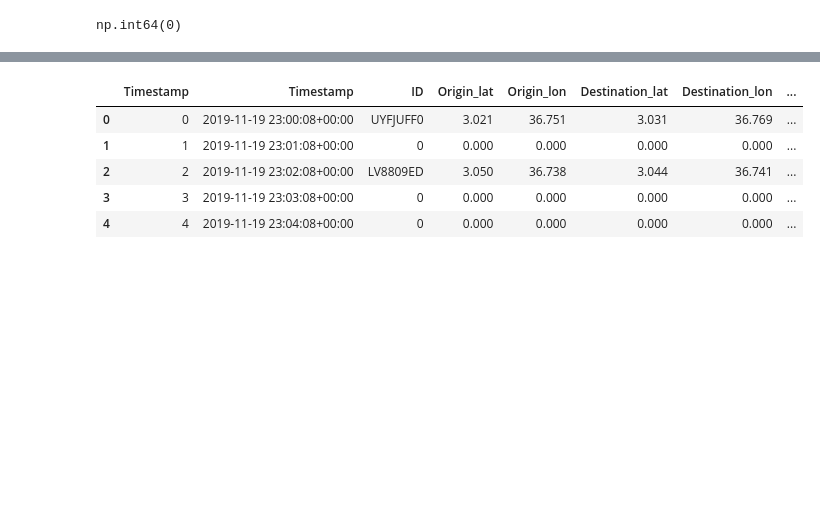
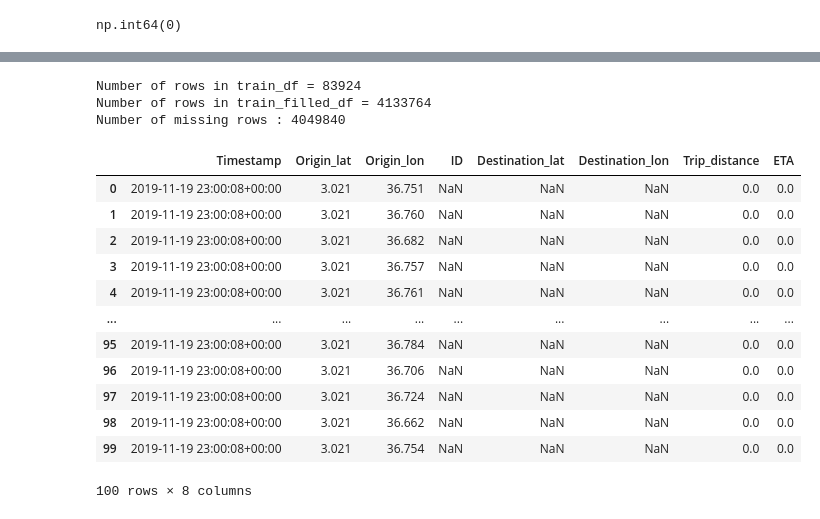
Before and after one commit to damzking/final-pro, a Jupyter notebook: Notebook/ETA-prediction.ipynb, the cells around one changed output, grey strips where cells are left out. Saved outputs shown, nothing was run; the diff lists cells and outputs as text; code cells hidden in the pictures; blank space fills up the shorter version.

```diff
--- a/Notebook/ETA-prediction.ipynb
+++ b/Notebook/ETA-prediction.ipynb
@@ -134,6 +138,8 @@ np.int64(0)
 train_df1 = train_df.copy()
 # %%
 train_df1.set_index('Timestamp', inplace=True)
+# %%
+train_df1.sort_index(ascending=True, inplace=True)
 # %%
 train_df1.head(10)
 # %% [output]
@@ -251,9 +258,47 @@ train_df_filled.shape
+# %%
+print(f'Number of rows in train_df = {train_df1.shape[0]} \nNumber of rows in train_filled_df = {train_df_filled.shape[0]}')
+print(f'Number of missing rows : {train_df_filled.shape[0] - train_df1.shape[0]}')
+# %% [output]
+Number of rows in train_df = 83924
+Number of rows in train_filled_df = 4133764
+Number of missing rows : 4049840
+# %%
+
+# Generate the complete date range with minute frequency
+complete_date_range = pd.date_range(start=train_df1.index.min(), end=train_df1.index.max(), freq='H')
+
+# Get unique values for Origin_lat and Origin_lon
+Origin_lats = train_df1['Origin_lat'].unique()
+#Origin_lons = train_df1['Origin_lon'].unique()
+
+# Create a DataFrame with all possible combinations of dates, Origin_lats
+all_combinations = pd.MultiIndex.from_product([complete_date_range, Origin_lats, Origin_lons], names=['Timestamp', 'Origin_lat', 'Origin_lon'])
+all_df = pd.DataFrame(index=all_combinations).reset_index()
+
+# Merge with the original DataFrame to fill missing values
+train_df_filled = pd.concat([all_df, train_df1.reset_index()], ignore_index=True)
+
+# Fill remaining missing values
+#train_df_filled['Origin_lon'] = train_df_filled['Origin_lon'].bfill()
+#train_df_filled['Destination_lon'] = train_df_filled['Destination_lon'].bfill()
+#train_df_filled['Destination_lat'] = train_df_filled['Destination_lat'].bfill()
+train_df_filled['Trip_distance'] = train_df_filled['Trip_distance'].fillna(0)
+train_df_filled['ETA'] = train_df_filled['ETA'].fillna(0)
+# %%
+train_df_filled.sort_values(by=['Timestamp'],inplace=True,ignore_index=True)
 # %%
-train_df_filled.head()
+train_df_filled.head(100)
 # %% [output]
-|  | Timestamp | Timestamp | ID | Origin_lat | Origin_lon | Destination_lat | Destination_lon | ... |
-| 0 | 0 | 2019-11-19 23:00:08+00:00 | UYFJUFF0 | 3.021 | 36.751 | 3.031 | 36.769 | ... |
-| 1 | 1 | 2019-11-19 23:01:08+00:00 | 0 | 0.000 | 0.000 | 0.000 | 0.000 | ... |
-| 2 | 2 | 2019-11-19 23:02:08+00:00 | LV8809ED | 3.050 | 36.738 | 3.044 | 36.741 | ... |
-| 3 | 3 | 2019-11-19 23:03:08+00:00 | 0 | 0.000 | 0.000 | 0.000 | 0.000 | ... |
-| 4 | 4 | 2019-11-19 23:04:08+00:00 | 0 | 0.000 | 0.000 | 0.000 | 0.000 | ... |
+|  | Timestamp | Origin_lat | Origin_lon | ID | Destination_lat | Destination_lon | Trip_distance | ETA |
+| 0 | 2019-11-19 23:00:08+00:00 | 3.021 | 36.751 | NaN | NaN | NaN | 0.0 | 0.0 |
+| 1 | 2019-11-19 23:00:08+00:00 | 3.021 | 36.760 | NaN | NaN | NaN | 0.0 | 0.0 |
+| 2 | 2019-11-19 23:00:08+00:00 | 3.021 | 36.682 | NaN | NaN | NaN | 0.0 | 0.0 |
+| 3 | 2019-11-19 23:00:08+00:00 | 3.021 | 36.757 | NaN | NaN | NaN | 0.0 | 0.0 |
+| 4 | 2019-11-19 23:00:08+00:00 | 3.021 | 36.761 | NaN | NaN | NaN | 0.0 | 0.0 |
+| ... | ... | ... | ... | ... | ... | ... | ... | ... |
+| 95 | 2019-11-19 23:00:08+00:00 | 3.021 | 36.784 | NaN | NaN | NaN | 0.0 | 0.0 |
+| 96 | 2019-11-19 23:00:08+00:00 | 3.021 | 36.706 | NaN | NaN | NaN | 0.0 | 0.0 |
+| 97 | 2019-11-19 23:00:08+00:00 | 3.021 | 36.724 | NaN | NaN | NaN | 0.0 | 0.0 |
+| 98 | 2019-11-19 23:00:08+00:00 | 3.021 | 36.662 | NaN | NaN | NaN | 0.0 | 0.0 |
+| 99 | 2019-11-19 23:00:08+00:00 | 3.021 | 36.754 | NaN | NaN | NaN | 0.0 | 0.0 |
+100 rows × 8 columns
```
Also changed, not shown: parts of 18 cells of this notebook.
